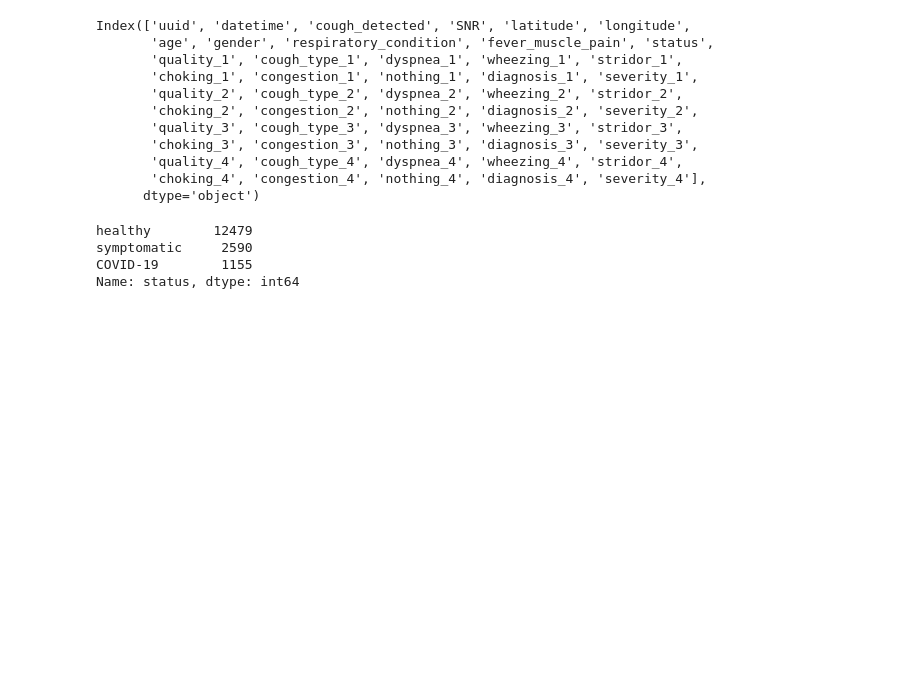
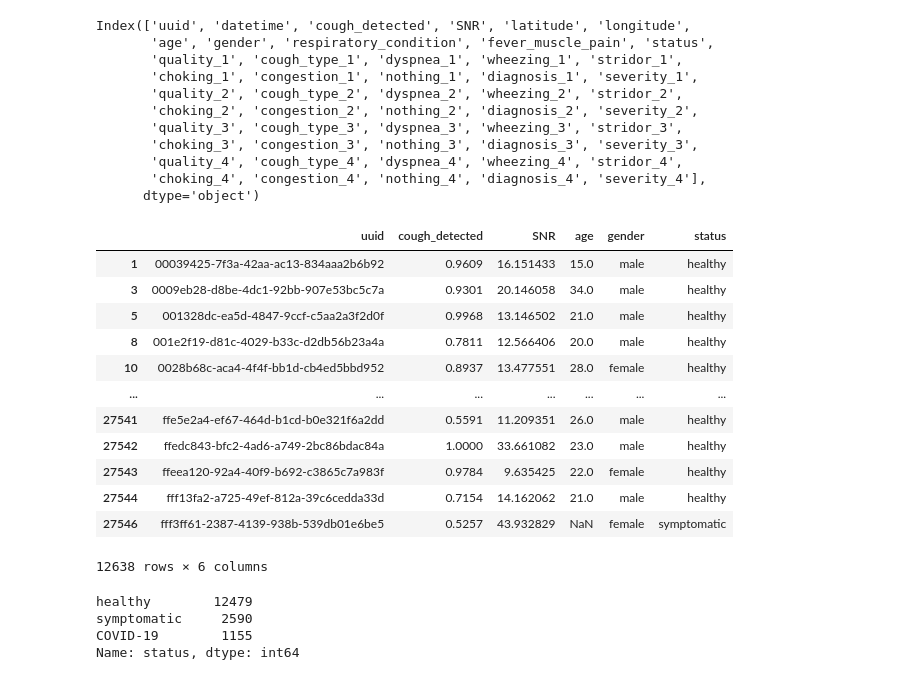
Before and after one commit to CE8-ComputerEng/Deep-Learning-Mini-Project, a Jupyter notebook: data-explore.ipynb, the cells around one changed output. Drawn from its saved outputs; the diff is of its cells as text; code cells hidden in the pictures; blank space fills up the shorter version.

```diff
--- a/data-explore.ipynb
+++ b/data-explore.ipynb
@@ -33,6 +33,24 @@ Index(['uuid', 'datetime', 'cough_detected', 'SNR', 'latitude', 'longitude',
        'quality_4', 'cough_type_4', 'dyspnea_4', 'wheezing_4', 'stridor_4',
        'choking_4', 'congestion_4', 'nothing_4', 'diagnosis_4', 'severity_4'],
       dtype='object')
+# %%
+not_nan_df = metadata_df[metadata_df['status'].isna() == False]
+filtered_df = not_nan_df[not_nan_df['cough_detected'] > 0.5]
+filtered_df[['uuid', 'cough_detected', 'SNR', 'age', 'gender', 'status']]
+# %% [output]
+|  | uuid | cough_detected | SNR | age | gender | status |
+| 1 | 00039425-7f3a-42aa-ac13-834aaa2b6b92 | 0.9609 | 16.151433 | 15.0 | male | healthy |
+| 3 | 0009eb28-d8be-4dc1-92bb-907e53bc5c7a | 0.9301 | 20.146058 | 34.0 | male | healthy |
+| 5 | 001328dc-ea5d-4847-9ccf-c5aa2a3f2d0f | 0.9968 | 13.146502 | 21.0 | male | healthy |
+| 8 | 001e2f19-d81c-4029-b33c-d2db56b23a4a | 0.7811 | 12.566406 | 20.0 | male | healthy |
+| 10 | 0028b68c-aca4-4f4f-bb1d-cb4ed5bbd952 | 0.8937 | 13.477551 | 28.0 | female | healthy |
+| ... | ... | ... | ... | ... | ... | ... |
+| 27541 | ffe5e2a4-ef67-464d-b1cd-b0e321f6a2dd | 0.5591 | 11.209351 | 26.0 | male | healthy |
+| 27542 | ffedc843-bfc2-4ad6-a749-2bc86bdac84a | 1.0000 | 33.661082 | 23.0 | male | healthy |
+| 27543 | ffeea120-92a4-40f9-b692-c3865c7a983f | 0.9784 | 9.635425 | 22.0 | female | healthy |
+| 27544 | fff13fa2-a725-49ef-812a-39c6cedda33d | 0.7154 | 14.162062 | 21.0 | male | healthy |
+| 27546 | fff3ff61-2387-4139-938b-539db01e6be5 | 0.5257 | 43.932829 | NaN | female | symptomatic |
+12638 rows × 6 columns
 # %%
 metadata_df['status'].value_counts()
 # %% [output]
```
Also changed, not shown: parts of 5 cells of this notebook, 2 other files.
